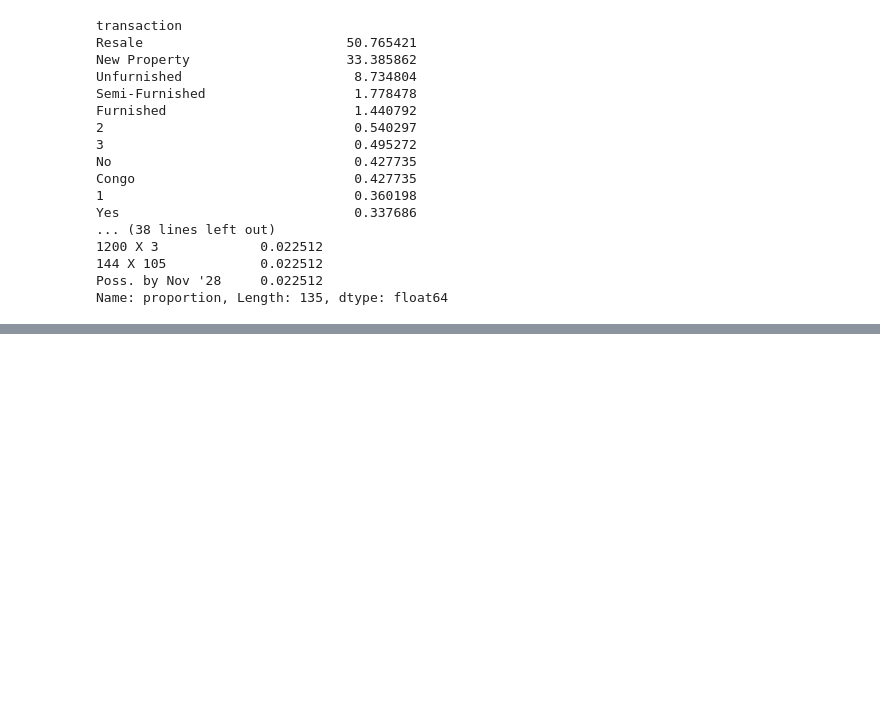
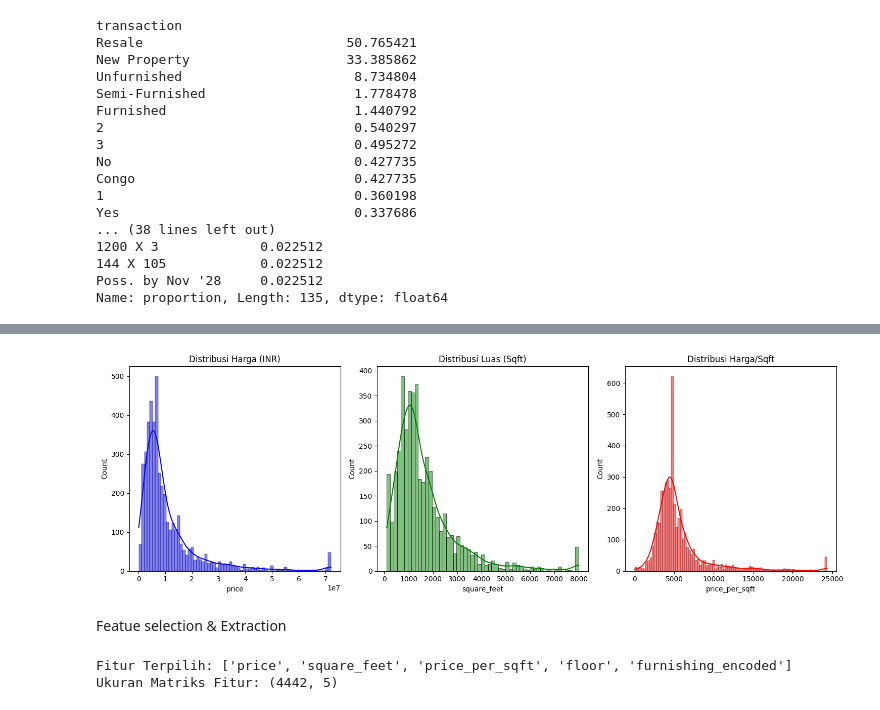
Before and after one commit to AryaGoberto/Clustering-Surat-Apartments, a Jupyter notebook: notebook/test.ipynb, the cells around one changed output, grey strips where cells are left out. Saved outputs shown, nothing was run; the diff lists cells and outputs as text; code cells hidden in the pictures; blank space fills up the shorter version.

```diff
--- a/notebook/test.ipynb
+++ b/notebook/test.ipynb
@@ -294,0 +308,21 @@ Name: proportion, Length: 135, dtype: float64
+# %%
+# 1. Ekstrak angka saja dari kolom floor
+# Contoh: '5 out of 10' akan menjadi 5.0
+df['floor'] = df['floor'].astype(str).str.extract(r'(\d+)').astype(float)
+
+# 2. Karena tadi ada yang error, mungkin muncul NaN baru.
+# Isi NaN tersebut dengan modus (MCAR handling)
+df['floor'] = df['floor'].fillna(df['floor'].mode()[0])
+
+# 3. Pastikan fitur yang dipilih sekarang benar-benar bersih
+features = ['price', 'square_feet', 'price_per_sqft', 'floor']
+X = df[features]
+
+# 4. Baru jalankan Standarisasi
+from sklearn.preprocessing import StandardScaler
+
+scaler = StandardScaler()
+X_scaled = scaler.fit_transform(X)
+
+print("Data sukses dinormalisasi. Skala data 5 baris pertama:")
+print(X_scaled[:5])
@@ -310,0 +382,41 @@ ValueError: could not convert string to float: '5 out of 10'
+# %%
+plt.figure(figsize=(15, 5))
+
+plt.subplot(1, 3, 1)
+sns.histplot(df['price'], kde=True, color='blue')
+plt.title('Distribusi Harga (INR)')
+
+plt.subplot(1, 3, 2)
+sns.histplot(df['square_feet'], kde=True, color='green')
+plt.title('Distribusi Luas (Sqft)')
+
+plt.subplot(1, 3, 3)
+sns.histplot(df['price_per_sqft'], kde=True, color='red')
+plt.title('Distribusi Harga/Sqft')
+
+plt.tight_layout()
+plt.show()
+# %% [output]
+[figure, added]
+# %% [markdown]
+Featue selection & Extraction
+# %%
+# 1. Feature Extraction: Mengubah Furnishing menjadi Numerik (Ordinal)
+furnish_map = {'Unfurnished': 0, 'Semi-Furnished': 1, 'Furnished': 2, 'Unknown': 0}
+df['furnishing_encoded'] = df['furnishing'].map(furnish_map)
+
+# 2. Feature Selection: Memilih fitur final
+# Kita tambahkan furnishing_encoded ke dalam list fitur
+features = ['price', 'square_feet', 'price_per_sqft', 'floor', 'furnishing_encoded']
+X = df[features]
+
+# 3. Normalization (Validasi Skala)
+from sklearn.preprocessing import StandardScaler
+scaler = StandardScaler()
+X_scaled = scaler.fit_transform(X)
+
+print("Fitur Terpilih:", features)
+print("Ukuran Matriks Fitur:", X_scaled.shape)
+# %% [output]
+Fitur Terpilih: ['price', 'square_feet', 'price_per_sqft', 'floor', 'furnishing_encoded']
+Ukuran Matriks Fitur: (4442, 5)
```
Also changed, not shown: parts of 15 cells of this notebook.
